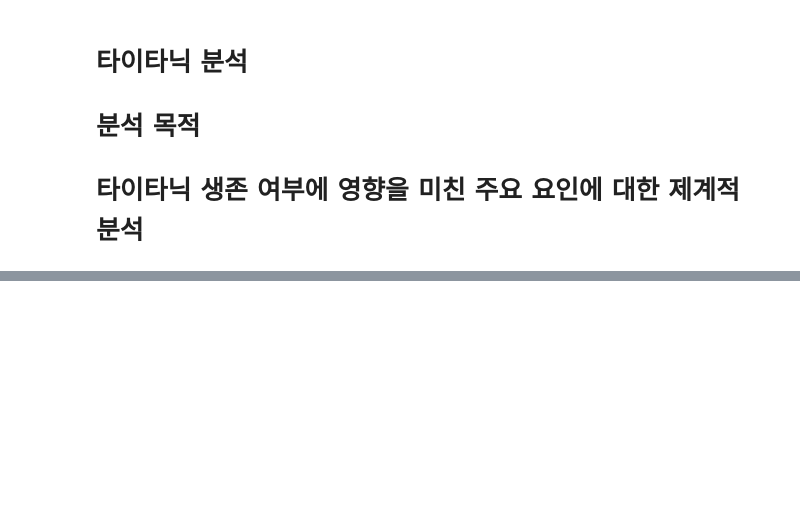
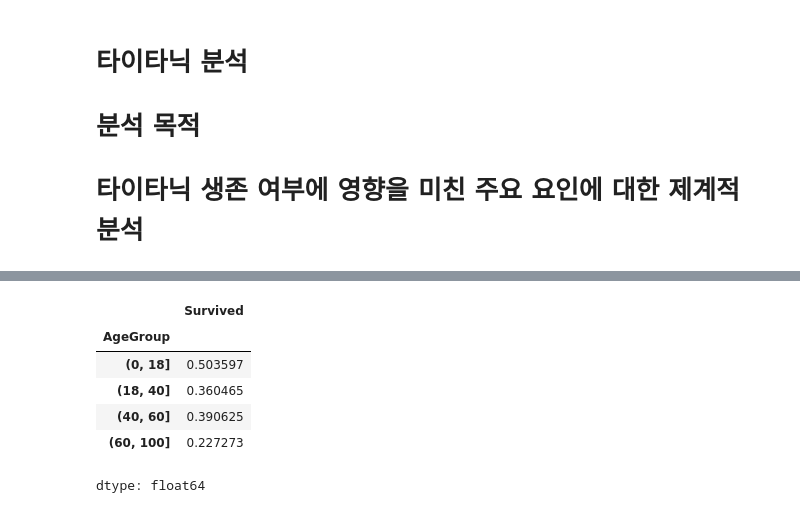
Before and after one commit to n3316202/Gwangsu-AI-Academy-teacher, a Jupyter notebook: 06.EDA-분석/01-데이터분석-탐색적분석(EDA)-타이타닉.ipynb, the cells around one changed output, grey strips where cells are left out. Saved outputs shown, nothing was run; the diff lists cells and outputs as text; code cells hidden in the pictures; blank space fills up the shorter version.

```diff
--- a/06.EDA-분석/01-데이터분석-탐색적분석(EDA)-타이타닉.ipynb
+++ b/06.EDA-분석/01-데이터분석-탐색적분석(EDA)-타이타닉.ipynb
@@ -296,3 +394,35 @@ df_train
 # | 신경망     | 추천   |
 # | 트리      | 불필요  |
 # | 랜덤포레스트  | 불필요  |
+# %%
+# vii) 정보 조합 · 파생변수
+# 피처 엔지니어링(Feature Engineering) 에서 아주 많이 쓰는 구간화(Binning)
+# 연속형 변수를 범주형 변수로 변환
+
+df_train["AgeGroup"] = pd.cut(df_train["Age"],bins=[0,18,40,60,100])
+
+# df_train["AgeGroup"] = pd.cut(
+#     df_train["Age"],
+#     bins=[0,18,40,60,100],
+#     labels=[
+#         "Child",
+#         "Adult",
+#         "Middle",
+#         "Old"
+#     ]
+# )
+
+df_train.groupby("AgeGroup")["Survived"].mean()
+# 어린이 생존률 높음
+# 고령층 생존률 낮음
+
+#인사이트
+# 어린이 우선 구조 했을 가능성이 큼
+# %% [output]
+|  | Survived |
+| AgeGroup |  |
+| (0, 18] | 0.503597 |
+| (18, 40] | 0.360465 |
+| (40, 60] | 0.390625 |
+| (60, 100] | 0.227273 |
+dtype: float64
```
Also changed, not shown: parts of 9 cells of this notebook.
